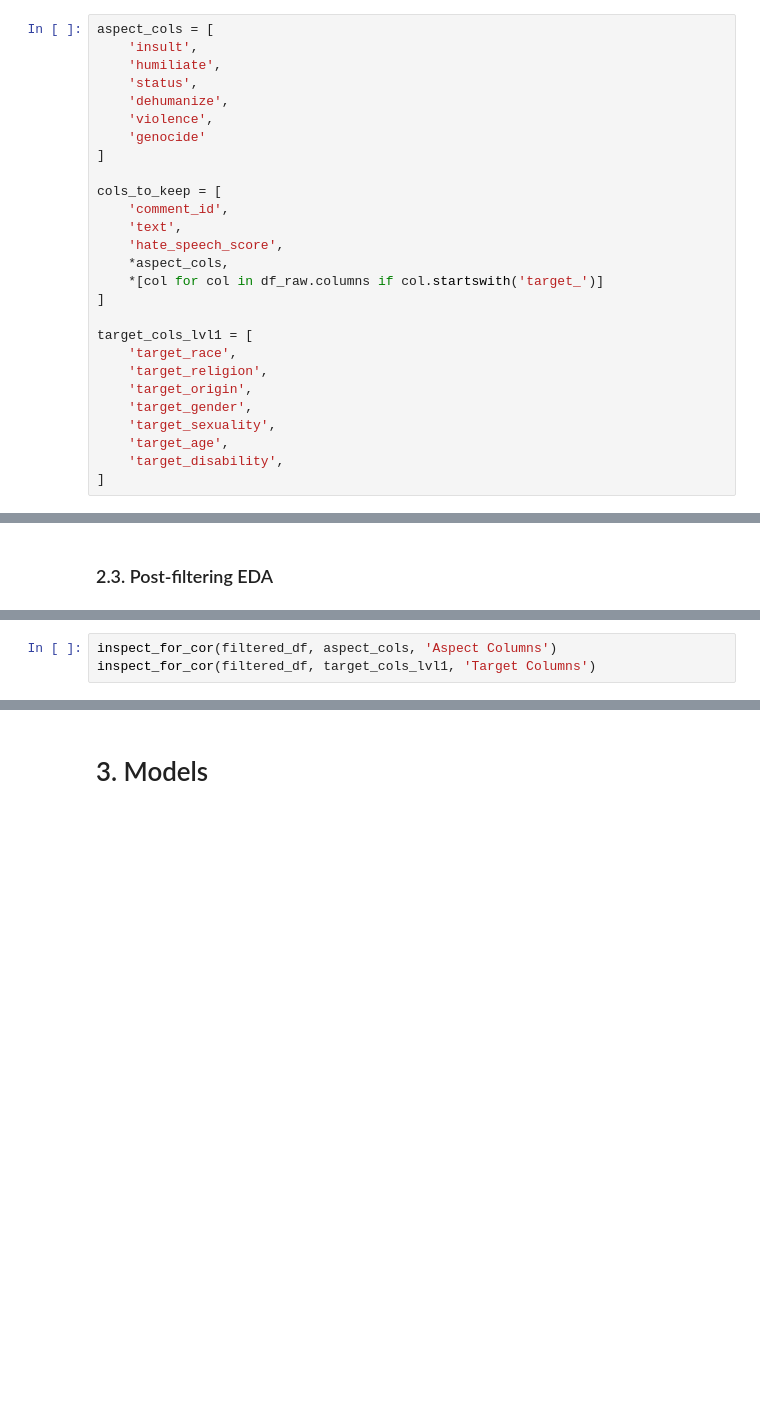
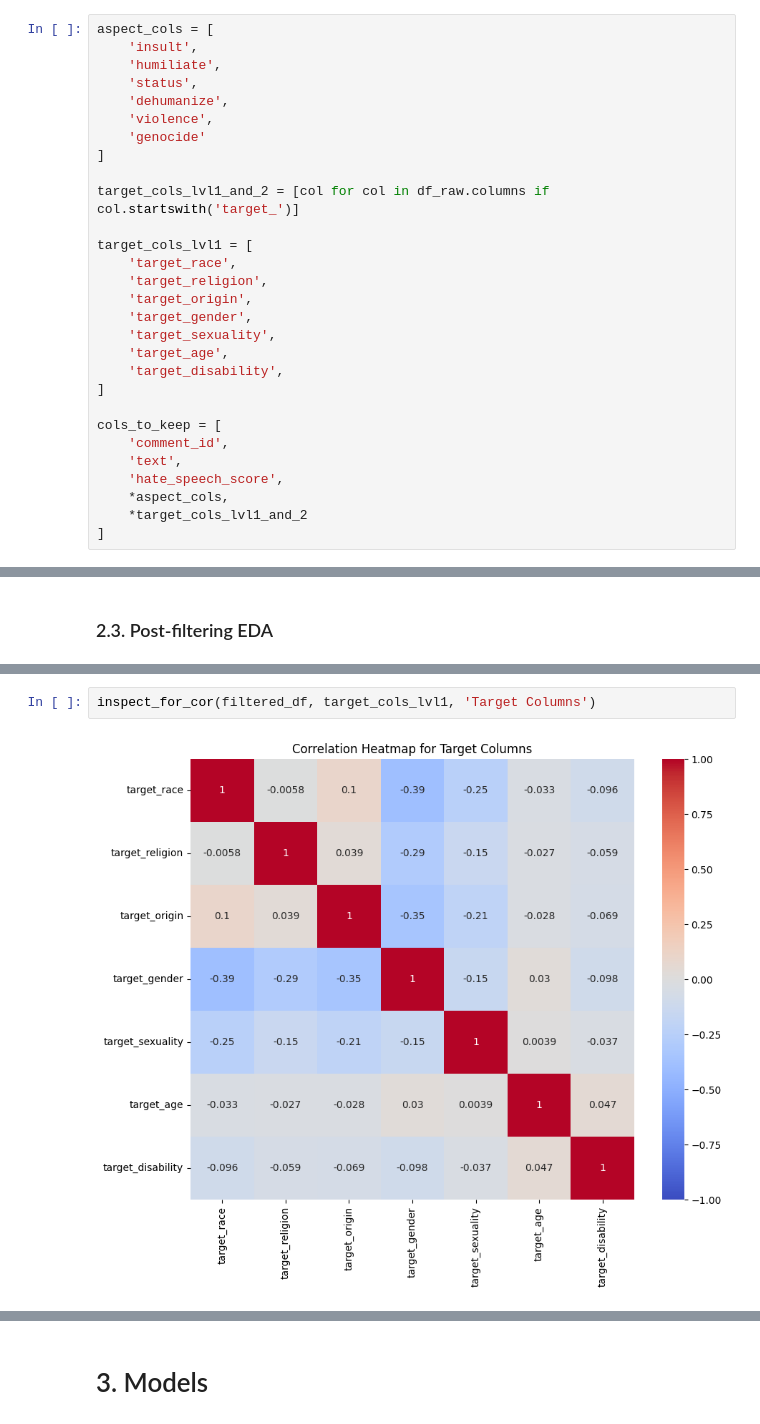
Before and after one commit to AugustBjerg/NLP-exam, a Jupyter notebook: notebooks/tobias.ipynb, the cells around one changed output, grey strips where cells are left out. Drawn from its saved outputs; the diff is of its cells as text; blank space fills up the shorter version.

```diff
--- a/notebooks/tobias.ipynb
+++ b/notebooks/tobias.ipynb
@@ -185,13 +183,7 @@ aspect_cols = [
     'genocide'
 ]
 
-cols_to_keep = [
-    'comment_id',
-    'text',
-    'hate_speech_score',
-    *aspect_cols,
-    *[col for col in df_raw.columns if col.startswith('target_')]
-]
+target_cols_lvl1_and_2 = [col for col in df_raw.columns if col.startswith('target_')]
 
 target_cols_lvl1 = [
     'target_race',
@@ -202,6 +194,14 @@ target_cols_lvl1 = [
     'target_age',
     'target_disability',
 ]
+
+cols_to_keep = [
+    'comment_id',
+    'text',
+    'hate_speech_score',
+    *aspect_cols,
+    *target_cols_lvl1_and_2
+]
 # %% [markdown]
 ### 2.1. Pre-filtering EDA
 # %%
@@ -268,3 +328,4 @@ plot_target_columns_detailed(filtered_df, target_cols_lvl1)
 # %%
-inspect_for_cor(filtered_df, aspect_cols, 'Aspect Columns')
 inspect_for_cor(filtered_df, target_cols_lvl1, 'Target Columns')
+# %% [output]
+[figure, added]
```
Also changed, not shown: parts of 39 cells of this notebook.
